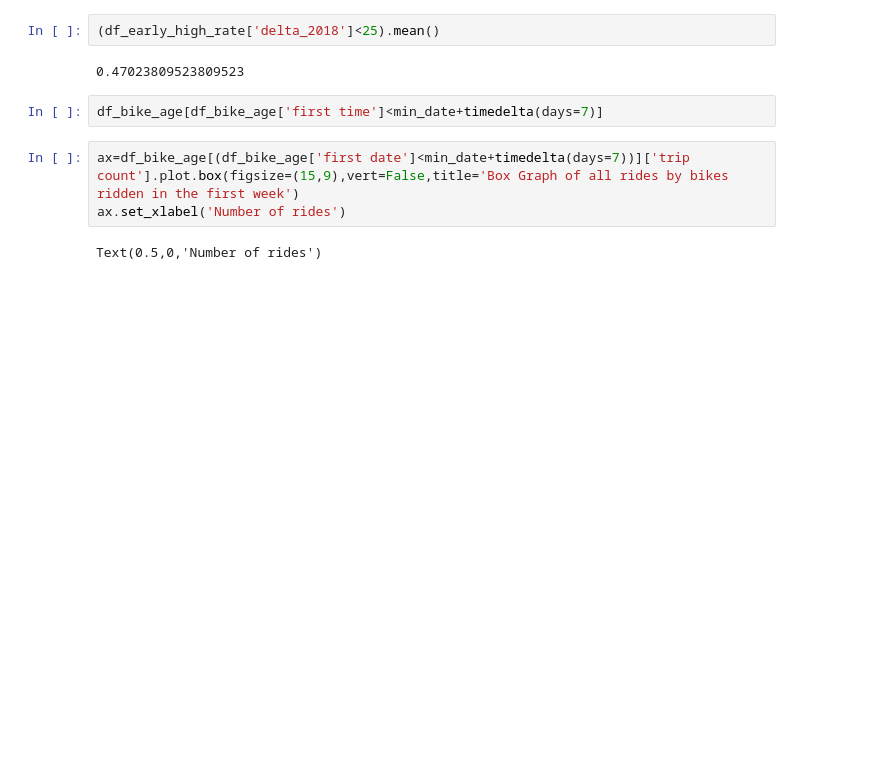
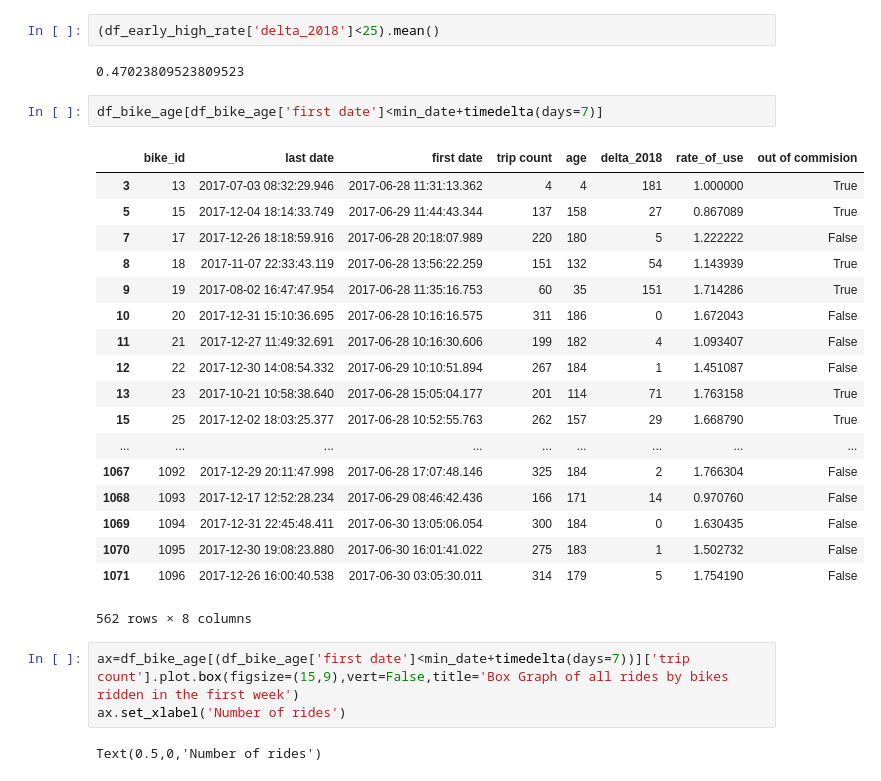
Before and after one commit to jarango-math/fordgo_bike_project, a Jupyter notebook: fundamental_capstone_project.ipynb, the cells around one changed output. Saved outputs shown, nothing was run; the diff lists cells and outputs as text; blank space fills up the shorter version.

```diff
--- a/fundamental_capstone_project.ipynb
+++ b/fundamental_capstone_project.ipynb
@@ -526,7 +526,26 @@ df_early_high_rate=df_bike_age[(df_bike_age['rate_of_use']>=1.8)&(df_bike_age['f
 # %% [output]
 0.47023809523809523
 # %%
-df_bike_age[df_bike_age['first time']<min_date+timedelta(days=7)]
+df_bike_age[df_bike_age['first date']<min_date+timedelta(days=7)]
+# %% [output]
+|  | bike_id | last date | first date | trip count | age | delta_2018 | rate_of_use | out of commision |
+| 3 | 13 | 2017-07-03 08:32:29.946 | 2017-06-28 11:31:13.362 | 4 | 4 | 181 | 1.000000 | True |
+| 5 | 15 | 2017-12-04 18:14:33.749 | 2017-06-29 11:44:43.344 | 137 | 158 | 27 | 0.867089 | True |
+| 7 | 17 | 2017-12-26 18:18:59.916 | 2017-06-28 20:18:07.989 | 220 | 180 | 5 | 1.222222 | False |
+| 8 | 18 | 2017-11-07 22:33:43.119 | 2017-06-28 13:56:22.259 | 151 | 132 | 54 | 1.143939 | True |
+| 9 | 19 | 2017-08-02 16:47:47.954 | 2017-06-28 11:35:16.753 | 60 | 35 | 151 | 1.714286 | True |
+| 10 | 20 | 2017-12-31 15:10:36.695 | 2017-06-28 10:16:16.575 | 311 | 186 | 0 | 1.672043 | False |
+| 11 | 21 | 2017-12-27 11:49:32.691 | 2017-06-28 10:16:30.606 | 199 | 182 | 4 | 1.093407 | False |
+| 12 | 22 | 2017-12-30 14:08:54.332 | 2017-06-29 10:10:51.894 | 267 | 184 | 1 | 1.451087 | False |
+| 13 | 23 | 2017-10-21 10:58:38.640 | 2017-06-28 15:05:04.177 | 201 | 114 | 71 | 1.763158 | True |
+| 15 | 25 | 2017-12-02 18:03:25.377 | 2017-06-28 10:52:55.763 | 262 | 157 | 29 | 1.668790 | True |
+| ... | ... | ... | ... | ... | ... | ... | ... | ... |
+| 1067 | 1092 | 2017-12-29 20:11:47.998 | 2017-06-28 17:07:48.146 | 325 | 184 | 2 | 1.766304 | False |
+| 1068 | 1093 | 2017-12-17 12:52:28.234 | 2017-06-29 08:46:42.436 | 166 | 171 | 14 | 0.970760 | False |
+| 1069 | 1094 | 2017-12-31 22:45:48.411 | 2017-06-30 13:05:06.054 | 300 | 184 | 0 | 1.630435 | False |
+| 1070 | 1095 | 2017-12-30 19:08:23.880 | 2017-06-30 16:01:41.022 | 275 | 183 | 1 | 1.502732 | False |
+| 1071 | 1096 | 2017-12-26 16:00:40.538 | 2017-06-30 03:05:30.011 | 314 | 179 | 5 | 1.754190 | False |
+562 rows × 8 columns
 # %%
 ax=df_bike_age[(df_bike_age['first date']<min_date+timedelta(days=7))]['trip count'].plot.box(figsize=(15,9),vert=False,title='Box Graph of all rides by bikes ridden in the first week')
 ax.set_xlabel('Number of rides')
```
Also changed, not shown: parts of 4 cells of this notebook, 1 other file.
